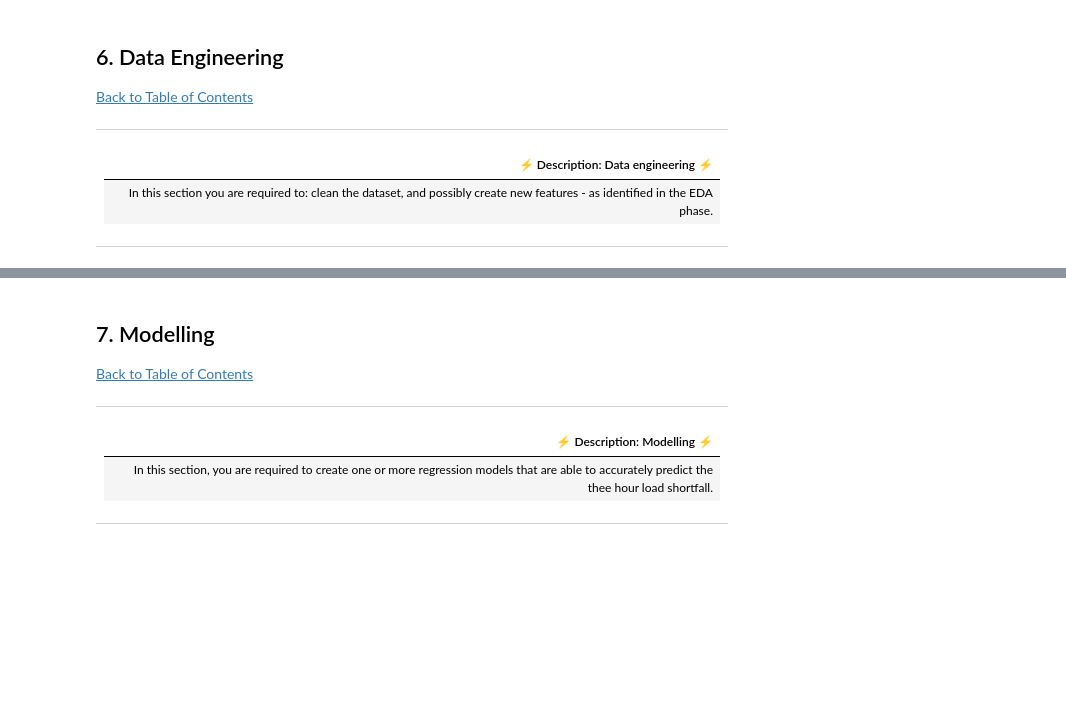
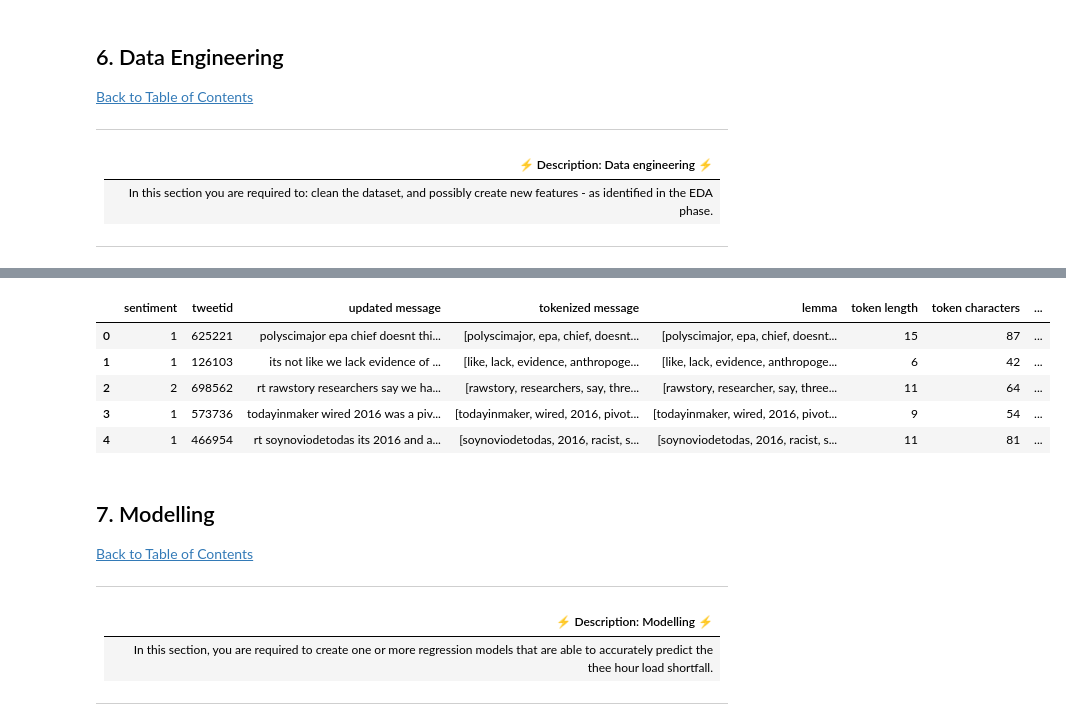
Before and after one commit to Classifix/Classifix, a Jupyter notebook: Advanced_Classification/starter-notebook.ipynb, the cells around one changed output, grey strips where cells are left out. Saved outputs shown, nothing was run; the diff lists cells and outputs as text; code cells hidden in the pictures; blank space fills up the shorter version.

```diff
--- a/Advanced_Classification/starter-notebook.ipynb
+++ b/Advanced_Classification/starter-notebook.ipynb
@@ -380,6 +467,16 @@ train
 # %%
 # create new features
-Pro = train[train['sentiment'] == 1]
-Anti = train[train['sentiment'] == -1]
-Neutral = train[train['sentiment'] == 0]
-News = train[train['sentiment'] == 2]
+
+# Lemmatize
+from nltk.stem import WordNetLemmatizer
+lemmatizer = WordNetLemmatizer()
+def lemmatize_words(words, lemmatizer):
+    """ Groups words of similar meaning together.
+    Args:
+        words: tokenized words
+        lemmatizer:
+    Returns: """
+
+    return [lemmatizer.lemmatize(word) for word in words]
+train['lemma'] = train['tokenized message'].apply(lemmatize_words, args = (lemmatizer,))
+train.head()
@@ -386,3 +490,14 @@ News = train[train['sentiment'] == 2]
 # %%
-# engineer existing features
-for word in
+#
+train['token length'] = train['tokenized message'].apply(lambda x: len(x))
+train['token characters'] = train['tokenized message'].apply(lambda x: sum(map(lambda s: len(s), x)))
+train['lemma length'] = train['lemma'].apply(lambda x: len(x))
+train['lemma characters'] = train['lemma'].apply(lambda x: sum(map(lambda s: len(s), x)))
+train.head()
+# %% [output]
+|  | sentiment | tweetid | updated message | tokenized message | lemma | token length | token characters | ... |
+| 0 | 1 | 625221 | polyscimajor epa chief doesnt thi... | [polyscimajor, epa, chief, doesnt... | [polyscimajor, epa, chief, doesnt... | 15 | 87 | ... |
+| 1 | 1 | 126103 | its not like we lack evidence of ... | [like, lack, evidence, anthropoge... | [like, lack, evidence, anthropoge... | 6 | 42 | ... |
+| 2 | 2 | 698562 | rt rawstory researchers say we ha... | [rawstory, researchers, say, thre... | [rawstory, researcher, say, three... | 11 | 64 | ... |
+| 3 | 1 | 573736 | todayinmaker wired 2016 was a piv... | [todayinmaker, wired, 2016, pivot... | [todayinmaker, wired, 2016, pivot... | 9 | 54 | ... |
+| 4 | 1 | 466954 | rt soynoviodetodas its 2016 and a... | [soynoviodetodas, 2016, racist, s... | [soynoviodetodas, 2016, racist, s... | 11 | 81 | ... |
```
Also changed, not shown: parts of 20 cells of this notebook.
